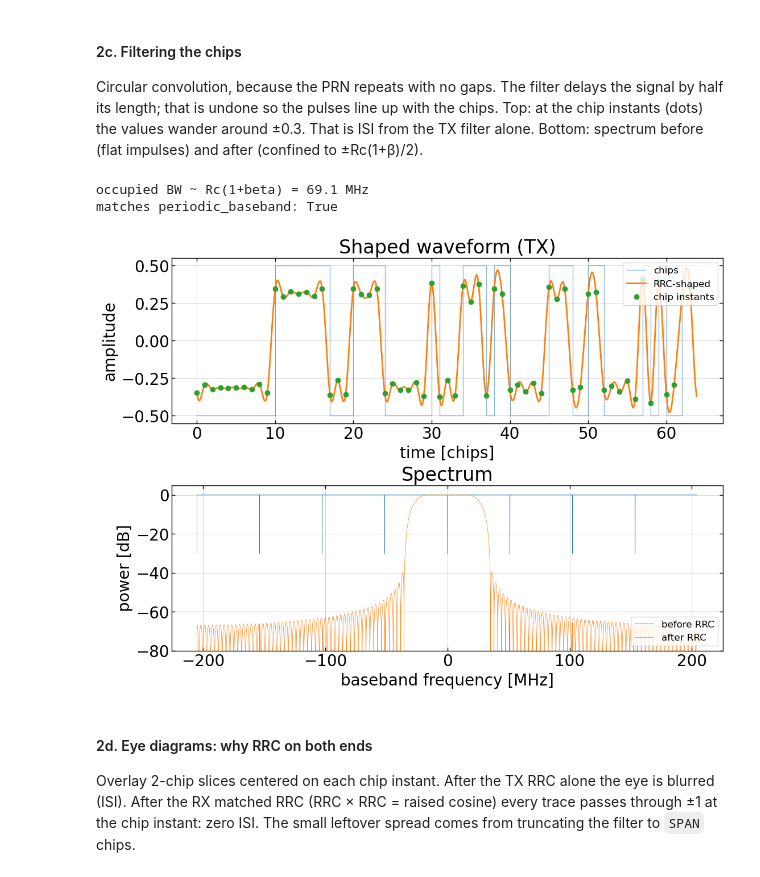
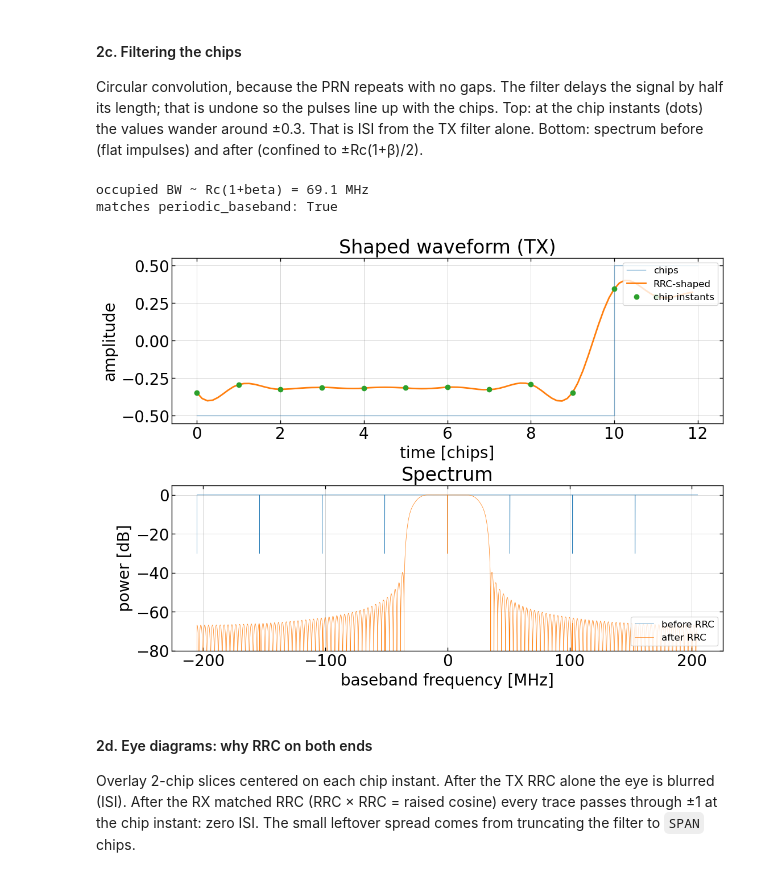
Before and after one commit to felipe-mazzi/PRN, a Jupyter notebook: simulation/tx_spectrum_sim.ipynb, the cells around one changed output. Drawn from its saved outputs; the diff is of its cells as text; code cells hidden in the pictures.

```diff
--- a/simulation/tx_spectrum_sim.ipynb
+++ b/simulation/tx_spectrum_sim.ipynb
@@ -116,15 +116,15 @@ seq = mseq(NBITS)
 
 chips = 1.0 - 2.0 * seq                   # 0 -> +1, 1 -> -1
 up = np.zeros(chips.size * SPS_FPGA)
-up[::SPS] = chips                         # one chip every SPS samples, zeros between
+up[::SPS_FPGA] = chips                         # one chip every SPS samples, zeros between
 n = np.arange(N_SHOW * SPS_FPGA)               # sample indices shown
 
 fig, ax = plt.subplots(2, 1, figsize=(11, 7), layout='constrained', sharex=True)
 ax[0].step(np.arange(N_SHOW + 1), np.append(chips[:N_SHOW], chips[N_SHOW - 1]), where="post", lw=2, ms=10, marker='o')
 ax[0].set(ylabel="chip", title=f"BPSK chips (first {N_SHOW})", ylim=(-1.5, 1.5))
 ax[0].grid(alpha=0.3)
-ax[1].stem(n / SPS, up[:N_SHOW * SPS], basefmt=" ")
-ax[1].set(ylabel="value", xlabel="time [chips]", title=f"Upsampled, {SPS} samples/chip", ylim=(-1.5, 1.5))
+ax[1].stem(n / SPS_FPGA, up[:N_SHOW * SPS_FPGA], basefmt=" ")
+ax[1].set(ylabel="value", xlabel="time [chips]", title=f"Upsampled, {SPS_FPGA} samples/chip", ylim=(-1.5, 1.5))
 ax[1].grid(alpha=0.3)
 # %% [output]
 [figure]
@@ -136,10 +175,10 @@ Bottom: frequency response. Dotted lines at (1−β)Rc/2, Rc/2, (1+β)Rc/2: flat
 # %%
-h = rrc_taps(BETA, SPS, SPAN)
-th = (np.arange(h.size) - h.size // 2) / SPS          # time in chips, centered on 0
+h = rrc_taps(BETA, SPS_FPGA, SPAN) # This function directly implements the equation I wrote above in the time domain
+th = (np.arange(h.size) - h.size // 2) / SPS_FPGA          # time in chips, centered on 0
 
 NFFT = 8192
-f = np.fft.fftshift(np.fft.fftfreq(NFFT, 1 / fs_bb)) #the shift here is just reordering for display, otherwise numpy will put the negative frequencies at the end.
-H = np.fft.fftshift(np.abs(np.fft.fft(h, NFFT)))
+f = np.fft.fftshift(np.fft.fftfreq(NFFT, 1 / fs_FPGA)) #the shift here is just reordering for display, otherwise numpy will put the negative frequencies at the end. Building the x axis labels for the 8192 fft bins
+H = np.fft.fftshift(np.abs(np.fft.fft(h, NFFT))) #magntiude and reordering for display
 H /= H.max()
 edges = [(1 - BETA) * CHIP_RATE / 2, CHIP_RATE / 2, (1 + BETA) * CHIP_RATE / 2]
 print("band edges [MHz]:", [round(e / 1e6, 2) for e in edges])
@@ -148,12 +187,14 @@ fig, ax = plt.subplots(2, 1, figsize=(11, 8), layout='constrained')
 ax[0].plot(th, h, marker='o', ms=3, lw=1)
 ax[0].set(xlabel="time [chips]", ylabel="h", title=f"RRC impulse response, beta={BETA}, {h.size} taps")
 ax[0].grid(alpha=0.3)
-ax[1].plot(f / 1e6, 20 * np.log10(H + 1e-12), lw=2, label="RRC")
+ax[0].axvline(1, color="k", ls=":", lw=1.5)
+
+ax[1].plot(f / 1e6, 20 * np.log10(H + 1e-12), lw=2, label="RRC") #just the fourier transform
 ax[1].plot(f / 1e6, 20 * np.log10(H ** 2 + 1e-12), lw=2, label="RRC x RRC")
 for e in edges:
     ax[1].axvline(e / 1e6, color="k", ls=":", lw=1.5)
 ax[1].set(xlabel="frequency [MHz]", ylabel="|H| [dB]", title="Frequency response",
-          xlim=(0, 1.5 * CHIP_RATE / 1e6), ylim=(-120, 5))
+          xlim=(0, 1.5 * CHIP_RATE / 1e6), ylim=(-180, 5))
 ax[1].legend(fontsize=14); ax[1].grid(alpha=0.3)
 # %% [output]
 band edges [MHz]: [16.64, 25.6, 34.56]
@@ -165,35 +206,39 @@ Circular convolution, because the PRN repeats with no gaps. The filter delays th
 Top: at the chip instants (dots) the values wander around ±0.3. That is ISI from the TX filter alone.
 Bottom: spectrum before (flat impulses) and after (confined to ±Rc(1+β)/2).
 # %%
-shaped = np.real(np.fft.ifft(np.fft.fft(up) * np.fft.fft(h, up.size)))
+shaped = np.real(np.fft.ifft(np.fft.fft(up) * np.fft.fft(h, up.size))) #multiply the upsampled array by the RRC filter in the frequency domain
+# remember that FFT bin k  ↔  frequency  k × fs / N        (k = 0 … N−1)
+#up:  8184 samples  →  fft gives 8184 frequencies, spaced 409.6 MHz / 8184 = 50.05 kHz
+#h:    129 taps     →  fft gives  129 frequencies, spaced 409.6 MHz / 129  = 3.18 MHz
+#np.fft.fft(h, up.size) appends 8055 zeros to h before the FFT:
 delay = h.size // 2                                   # filter delay in samples (half the taps)
 shaped = np.roll(shaped, -delay)                      # undo the delay so chips line up
 shaped *= PEAK_AMP / np.max(np.abs(shaped))           # same peak scaling as periodic_baseband
 
 Pu = np.fft.fftshift(np.abs(np.fft.fft(up)) ** 2)
 Ps = np.fft.fftshift(np.abs(np.fft.fft(shaped)) ** 2)
-fu = np.fft.fftshift(np.fft.fftfreq(up.size, 1 / fs_bb))
+fu = np.fft.fftshift(np.fft.fftfreq(up.size, 1 / fs_FPGA))
 print(f"occupied BW ~ Rc(1+beta) = {CHIP_RATE * (1 + BETA) / 1e6:.1f} MHz")
 
 fig, ax = plt.subplots(2, 1, figsize=(11, 8), layout='constrained')
 ax[0].step(np.arange(N_SHOW + 1), PEAK_AMP * np.append(chips[:N_SHOW], chips[N_SHOW - 1]),
            where="post", lw=1, alpha=0.5, label="chips")
-ax[0].plot(n / SPS, shaped[:N_SHOW * SPS], lw=2, label="RRC-shaped")
-ax[0].plot(n[::SPS] / SPS, shaped[:N_SHOW * SPS:SPS], 'o', ms=6, label="chip instants")
+ax[0].plot(n / SPS_FPGA, shaped[:N_SHOW * SPS_FPGA], lw=2, label="RRC-shaped")
+ax[0].plot(n[::SPS_FPGA] / SPS_FPGA, shaped[:N_SHOW * SPS_FPGA:SPS_FPGA], 'o', ms=6, label="chip instants")
 ax[0].set(xlabel="time [chips]", ylabel="amplitude", title="Shaped waveform (TX)")
 ax[0].legend(fontsize=12, loc="upper right"); ax[0].grid(alpha=0.3)
 ax[1].plot(fu / 1e6, 10 * np.log10(Pu / Pu.max() + 1e-15), lw=0.5, label="before RRC")
 ax[1].plot(fu / 1e6, 10 * np.log10(Ps / Ps.max() + 1e-15), lw=0.5, label="after RRC")
 ax[1].set(xlabel="baseband frequency [MHz]", ylabel="power [dB]", title="Spectrum", ylim=(-80, 5))
 ax[1].legend(fontsize=12, loc="lower right"); ax[1].grid(alpha=0.3)
 
 # check: same waveform as periodic_baseband(), up to the filter delay
-b, _, _ = periodic_baseband(CHIP_RATE, BETA, nbits=NBITS, sps=SPS, span=SPAN, peak_amp=PEAK_AMP)
+b, _, _ = periodic_baseband(CHIP_RATE, BETA, nbits=NBITS, sps=SPS_FPGA, span=SPAN, peak_amp=PEAK_AMP)
 print("matches periodic_baseband:", np.allclose(np.roll(b, -delay), shaped))
 # %% [output]
 occupied BW ~ Rc(1+beta) = 69.1 MHz
 matches periodic_baseband: True
-[figure, old version]
+[figure, new version]
 # %% [markdown]
 #### 2d. Eye diagrams: why RRC on both ends
 
```
Also changed, not shown: parts of 33 cells of this notebook.
